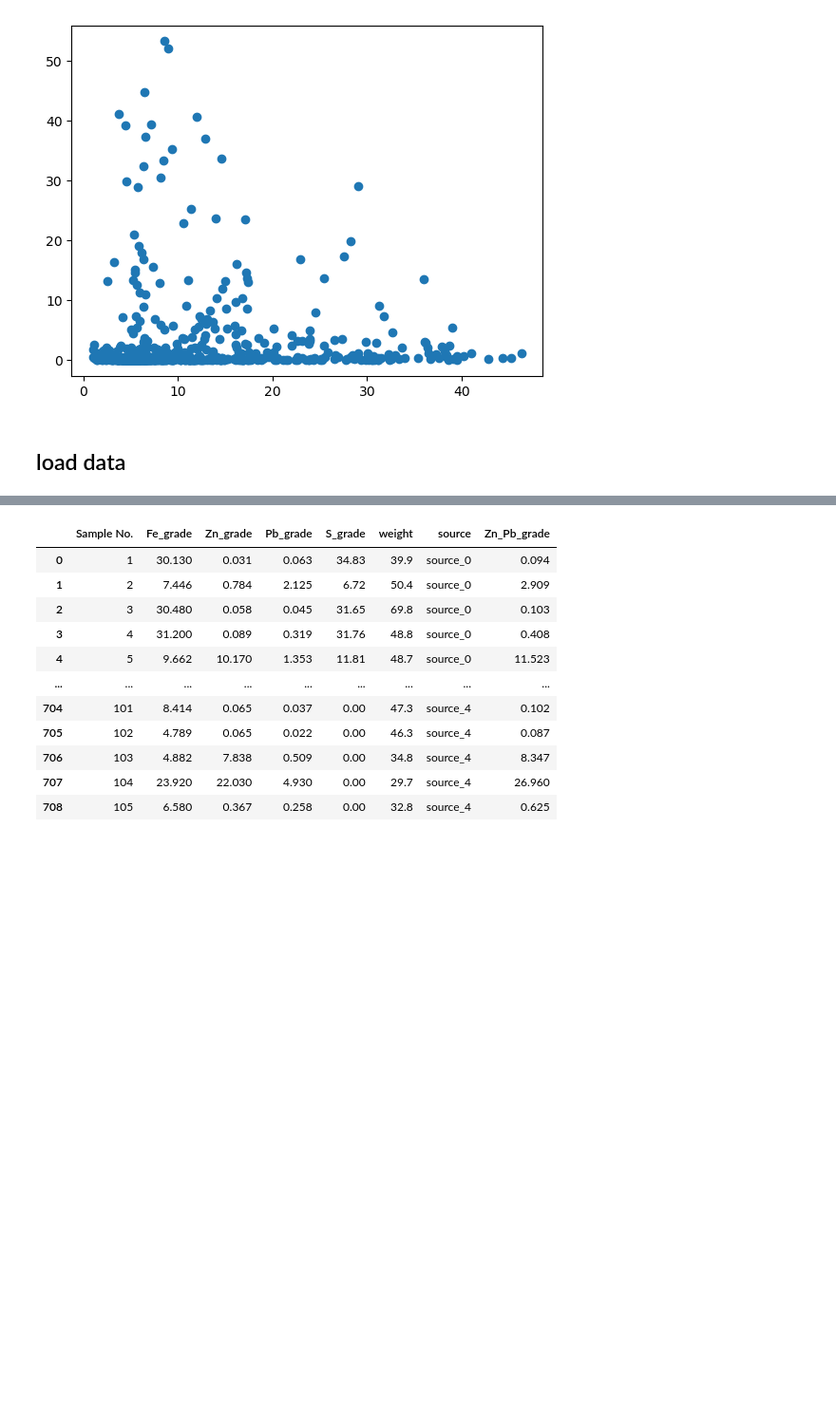
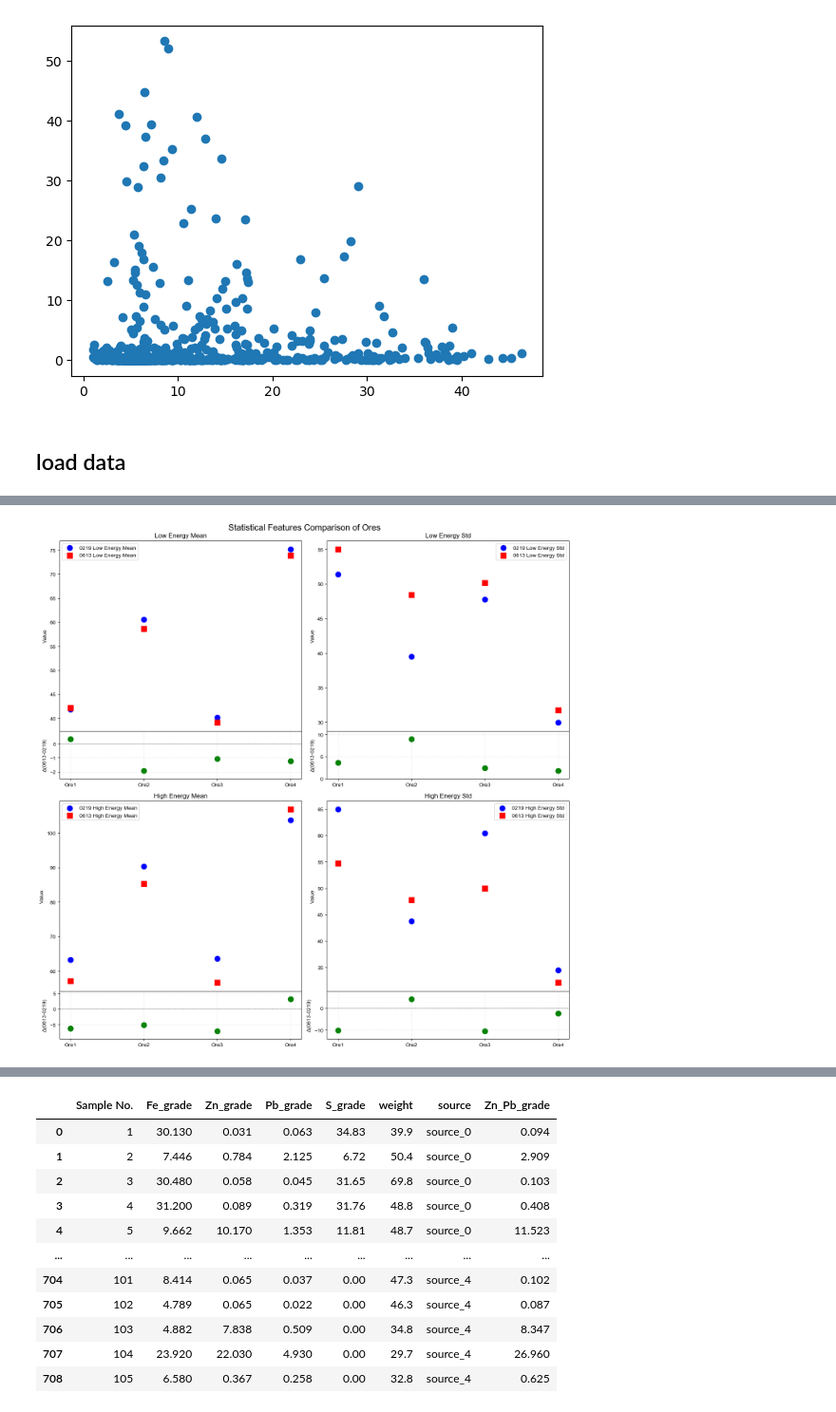
Before and after one commit to yaojian95/jt_ore_sorting, a Jupyter notebook: run_code.ipynb, the cells around one changed output, grey strips where cells are left out. Shown at 95% size. Saved outputs shown, nothing was run; the diff lists cells and outputs as text; code cells hidden in the pictures; blank space fills up the shorter version.

Commit message:
new generator test

```diff
--- a/run_code.ipynb
+++ b/run_code.ipynb
@@ -181,0 +244,8 @@ y = path2pixel(path_0224, [[105, 1000, 400, 1200], [1850,-100, 350,1150]], max_l
+# %%
+data_new = os.path.abspath(os.path.join(current_dir, '..', '..', 'data', '0613_generator_test'))
+stack_tif(data_new, height_factor = 1)
+
+path_0613 = os.path.join(data_path, '0613_generator_test/0613_generator_test.png')
+# %%
+s1 = path2pixel(path_0613, [50, -300, 700, 850], max_len = 7, length=102,
+               s_i = 1, th_val = 128, save_rock_image = False, direction = 'ublr', save_rock_pixels=False)
@@ -181,0 +254,12 @@ y = path2pixel(path_0224, [[105, 1000, 400, 1200], [1850,-100, 350,1150]], max_l
+# %%
+indices = [100, 101, 104, 105]
+pixels_0219 = [[], []]
+for i in indices:
+    pixels_0219[0].append(z[2][0][i-1])
+    pixels_0219[1].append(z[2][1][i-1])
+
+pixels_0613 = [s1[2][0], s1[2][1]]
+
+for i in range(4):
+    print(i, '0613', len(pixels_0613[0][i]), '%.2f'%pixels_0613[0][i].mean(), '%.2f'%pixels_0613[1][i].mean(), '%.2f'%pixels_0613[0][i].std(), '%.2f'%pixels_0613[1][i].std())
+    print(i, '0219', len(pixels_0219[0][i]), '%.2f'%pixels_0219[0][i].mean(), '%.2f'%pixels_0219[1][i].mean(), '%.2f'%pixels_0219[0][i].std(), '%.2f'%pixels_0219[1][i].std())
@@ -181,0 +275,79 @@ y = path2pixel(path_0224, [[105, 1000, 400, 1200], [1850,-100, 350,1150]], max_l
+# %%
+import matplotlib.pyplot as plt
+import numpy as np
+from mpl_toolkits.axes_grid1 import make_axes_locatable
+
+# Prepare data
+labels = ['Ore1', 'Ore2', 'Ore3', 'Ore4']
+datasets = ['0219', '0613']
+colors = {'0219': 'blue', '0613': 'red'}
+markers = {'0219': 'o', '0613': 's'}
+
+# Define subplot configurations
+plot_configs = [
+    ('Low Energy Mean', 0, 'mean'),
+    ('Low Energy Std', 0, 'std'),
+    ('High Energy Mean', 1, 'mean'),
+    ('High Energy Std', 1, 'std')
+]
+
+# Create figure
+fig = plt.figure(figsize=(14, 14))
+fig.suptitle('Statistical Features Comparison of Ores', fontsize=16)
+
+# Create four subplots
+for idx, (title, data_idx, stat_type) in enumerate(plot_configs):
+    # Create main axes (upper 3/4)
+    main_ax = fig.add_subplot(2, 2, idx+1)
+
+    # Create difference axes (lower 1/4) with shared x-axis
+    divider = make_axes_locatable(main_ax)
+    diff_ax = divider.append_axes("bottom", size="25%", pad=0, sharex=main_ax)
+
+    # 完全移除主图的x轴（不只是隐藏刻度）
+    main_ax.xaxis.set_visible(False)
+
+    # Store values for difference calculation
+    values_0219 = []
+    values_0613 = []
+
+    for dataset in datasets:
+        data = pixels_0219 if dataset == '0219' else pixels_0613
+        values = [getattr(data[data_idx][i], stat_type)() for i in range(4)]
+
+        # Plot on main axis
+        main_ax.scatter(labels, values,
+                       color=colors[dataset], marker=markers[dataset],
+                       s=100, label=f'{dataset} {title}')
+
+        # Store values
+        if dataset == '0219':
+            values_0219 = values
+        else:
+            values_0613 = values
+
+    # Calculate and plot differences
+    differences = [v0613 - v0219 for v0219, v0613 in zip(values_0219, values_0613)]
+    diff_ax.scatter(labels, differences, color='green', s=100, marker='o')
+
+    # Add zero reference line
+    diff_ax.axhline(0, color='black', linewidth=0.5, linestyle='--')
+
+    # Set axes properties
+    main_ax.set_title(title)
+    main_ax.set_ylabel('Value')
+    main_ax.legend()
+
+    # Expand y-axis range for difference plot (25% padding)
+    y_min, y_max = min(differences), max(differences)
+    y_padding = max(0.25 * abs(y_max - y_min), 0.1)  # 确保至少有0.1的padding
+    diff_ax.set_ylim(y_min - y_padding, y_max + y_padding)
+
+    # Set difference plot properties
+    diff_ax.set_ylabel('Δ(0613-0219)', fontsize=10)
+    diff_ax.grid(True, linestyle=':', alpha=0.5)
+
+plt.tight_layout()
+plt.show()
+# %% [output]
+[figure, added]
```
Also changed, not shown: parts of 20 cells of this notebook, 4 other files.
